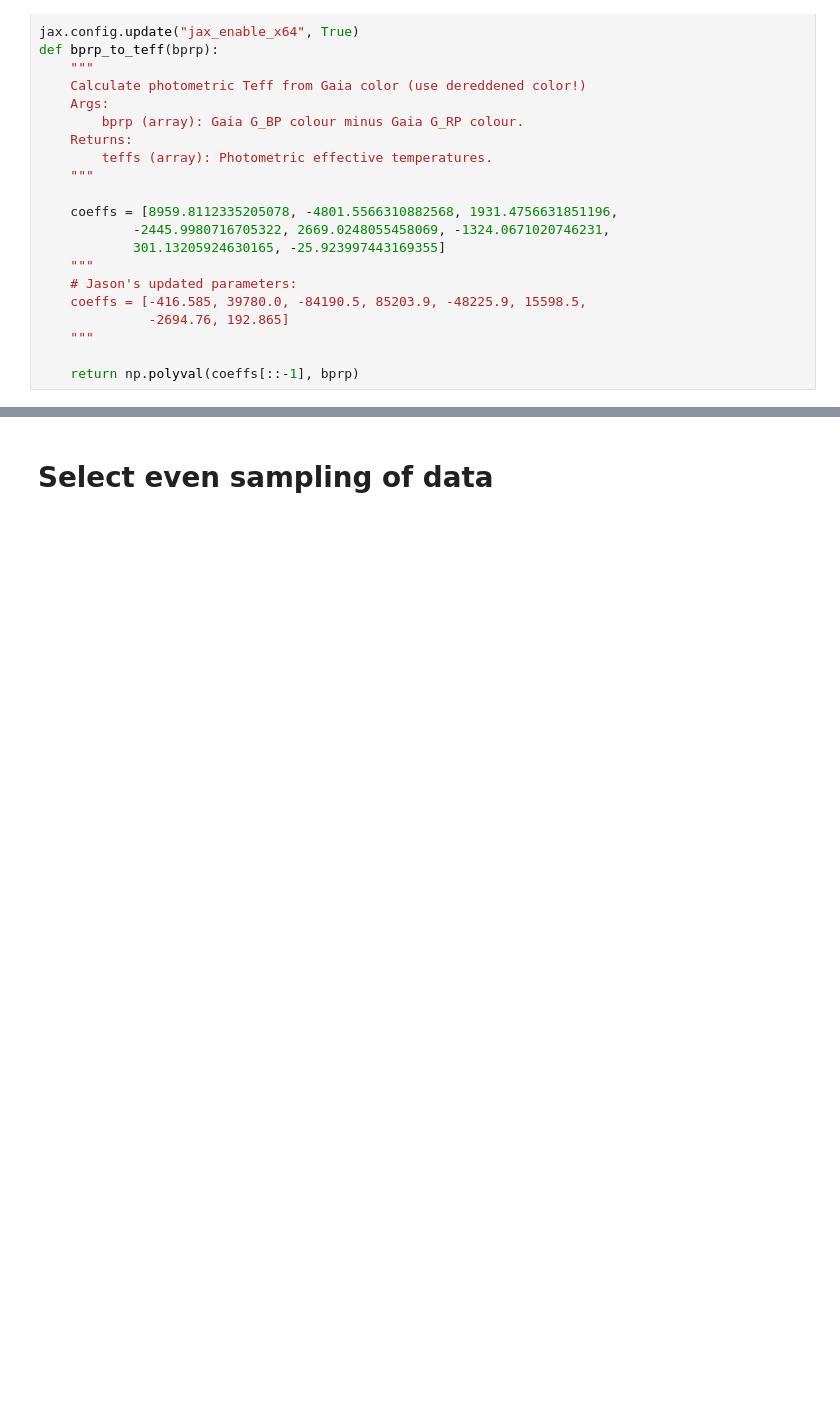
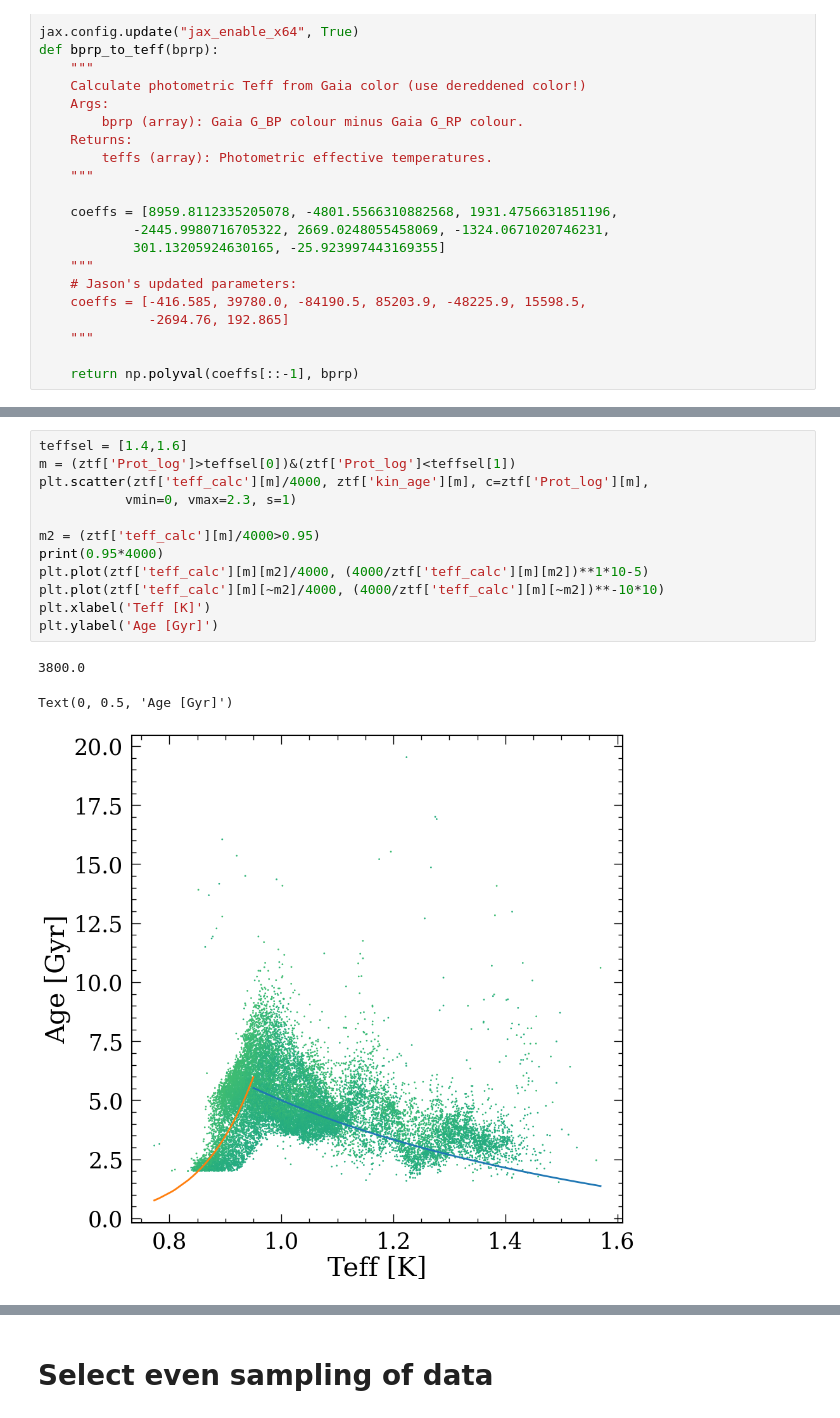
Before and after one commit to lyx12311/GP_gyro, a Jupyter notebook: GP_fit.ipynb, the cells around one changed output, grey strips where cells are left out. Drawn from its saved outputs; the diff is of its cells as text; blank space fills up the shorter version.

```diff
--- a/GP_fit.ipynb
+++ b/GP_fit.ipynb
@@ -103,0 +133,16 @@ ztf['kin_age'].hist()
+# %%
+teffsel = [1.4,1.6]
+m = (ztf['Prot_log']>teffsel[0])&(ztf['Prot_log']<teffsel[1])
+plt.scatter(ztf['teff_calc'][m]/4000, ztf['kin_age'][m], c=ztf['Prot_log'][m],
+           vmin=0, vmax=2.3, s=1)
+
+m2 = (ztf['teff_calc'][m]/4000>0.95)
+print(0.95*4000)
+plt.plot(ztf['teff_calc'][m][m2]/4000, (4000/ztf['teff_calc'][m][m2])**1*10-5)
+plt.plot(ztf['teff_calc'][m][~m2]/4000, (4000/ztf['teff_calc'][m][~m2])**-10*10)
+plt.xlabel('Teff [K]')
+plt.ylabel('Age [Gyr]')
+# %% [output]
+3800.0
+Text(0, 0.5, 'Age [Gyr]')
+[figure, added]
```
Also changed, not shown: parts of 79 cells of this notebook.
